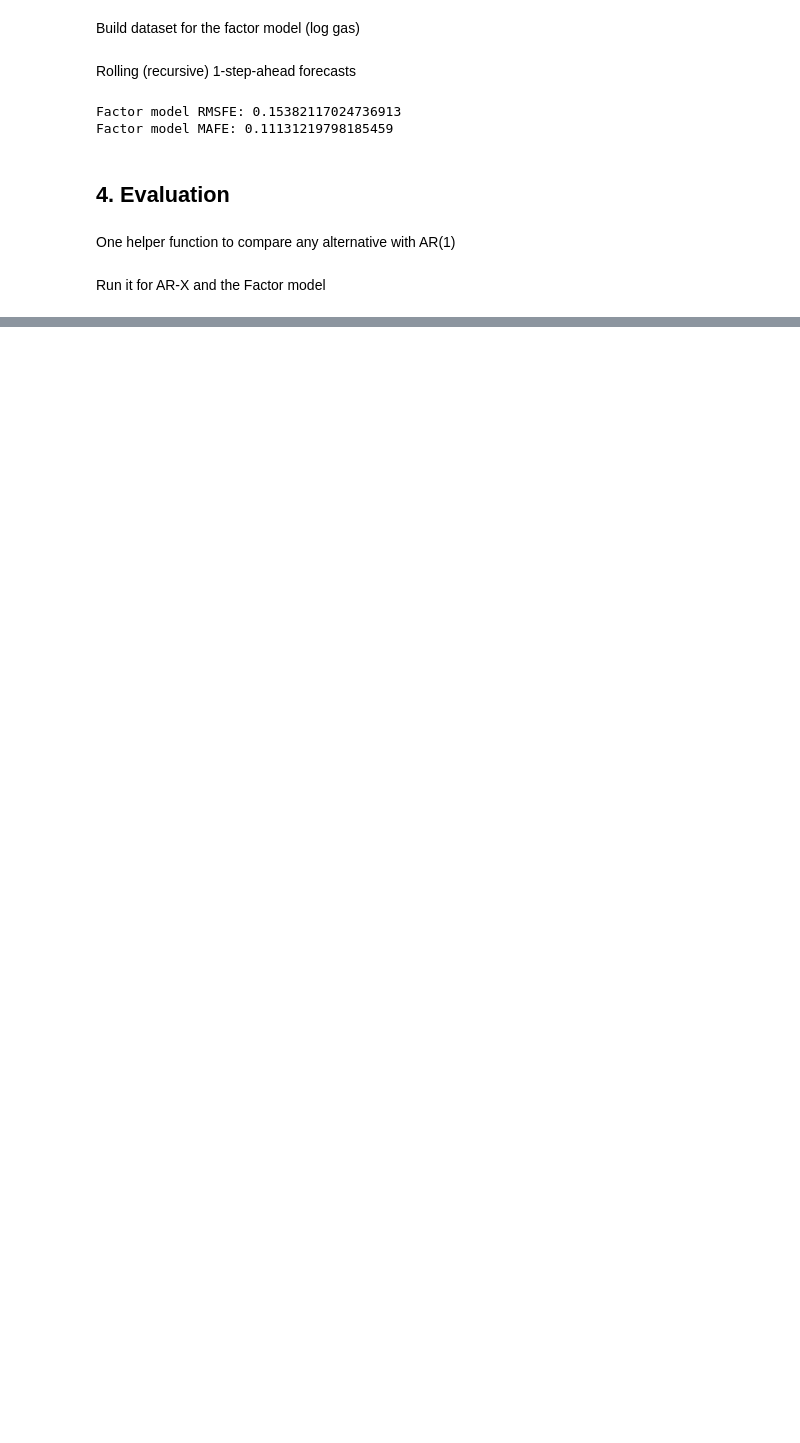
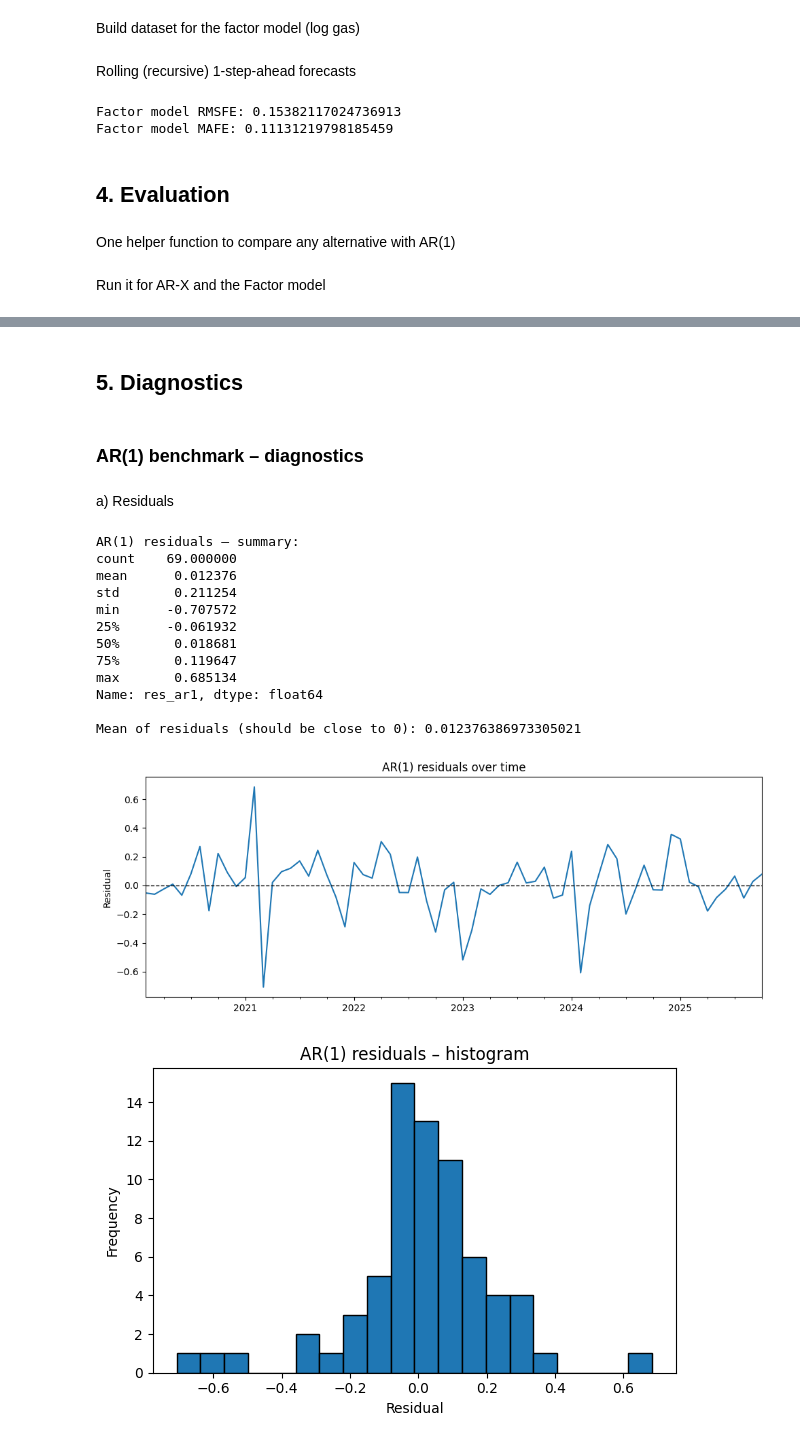
Before and after one commit to StefaniaLavarda/Time_Series_Project, a Jupyter notebook: eda.ipynb, the cells around one changed output, grey strips where cells are left out. Saved outputs shown, nothing was run; the diff lists cells and outputs as text; code cells hidden in the pictures; blank space fills up the shorter version.

Commit message:
add diagnostics section

```diff
--- a/eda.ipynb
+++ b/eda.ipynb
@@ -832,0 +884,56 @@ MAFE  ratio (alt / AR1): 0.993
+# %% [markdown]
+## 5. Diagnostics
+# %% [markdown]
+### AR(1) benchmark – diagnostics
+# %% [markdown]
+a) Residuals
+# %%
+# AR(1) residuals
+res_ar1 = a_ar1 - f_ar1
+res_ar1.name = "res_ar1"
+
+# Summary stats
+print("AR(1) residuals – summary:")
+print(res_ar1.describe())
+print("\nMean of residuals (should be close to 0):", res_ar1.mean())
+
+# Time series plot of residuals
+fig, ax = plt.subplots(figsize=(10, 4))
+res_ar1.plot(ax=ax)
+ax.axhline(0, color="k", linestyle="--", linewidth=1)
+ax.set_title("AR(1) residuals over time")
+ax.set_ylabel("Residual")
+ax.set_xlabel("")
+plt.tight_layout()
+plt.show()
+
+# Histogram
+fig, ax = plt.subplots(figsize=(6, 4))
+ax.hist(res_ar1.dropna(), bins=20, edgecolor="k")
+ax.set_title("AR(1) residuals – histogram")
+ax.set_xlabel("Residual")
+ax.set_ylabel("Frequency")
+plt.tight_layout()
+plt.show()
+
+# Q–Q plot for normality
+import statsmodels.api as sm
+sm.qqplot(res_ar1.dropna(), line="s")
+plt.title("AR(1) residuals – Q–Q plot")
+plt.tight_layout()
+plt.show()
+# %% [output]
+AR(1) residuals – summary:
+count    69.000000
+mean      0.012376
+std       0.211254
+min      -0.707572
+25%      -0.061932
+50%       0.018681
+75%       0.119647
+max       0.685134
+Name: res_ar1, dtype: float64
+
+Mean of residuals (should be close to 0): 0.012376386973305021
+[figure, added]
+[figure, added]
```
Also changed, not shown: parts of 23 cells of this notebook.
